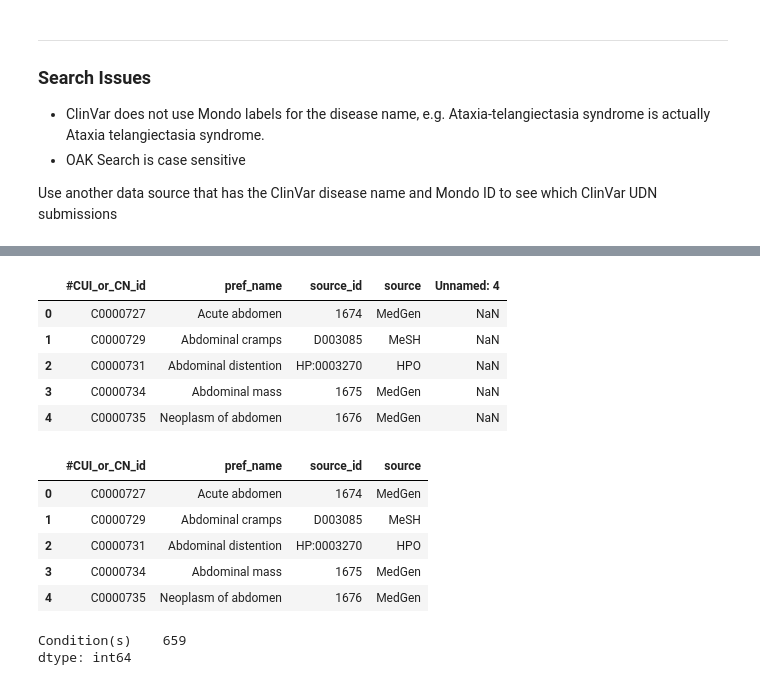
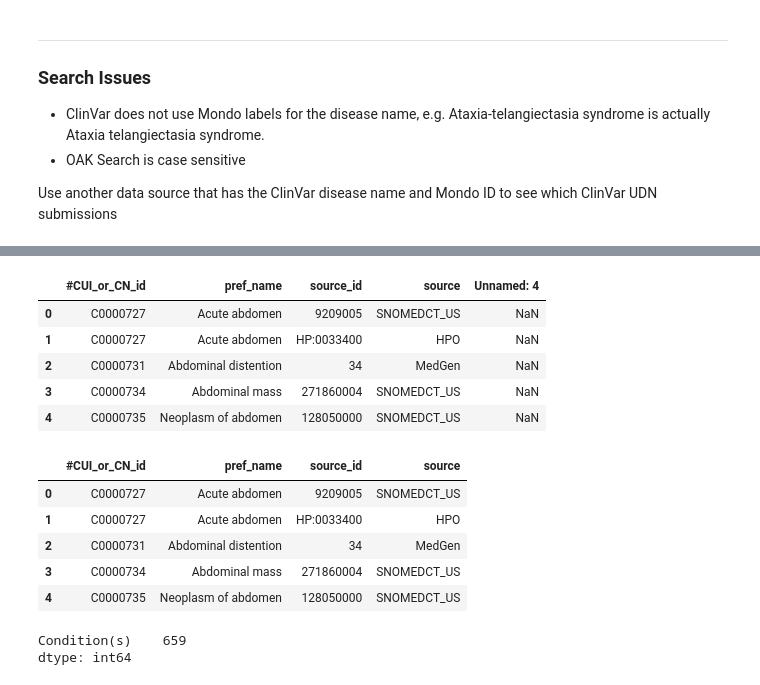
Before and after one commit to monarch-initiative/mondo, a Jupyter notebook: src/scripts/notebooks/clinvar-udn-submission-analysis/Analyze-ClinVar-UDN-Submissions.ipynb, the cells around one changed output, grey strips where cells are left out. Saved outputs shown, nothing was run; the diff lists cells and outputs as text; code cells hidden in the pictures.

Commit message:
remove MedGenIDMappings.txt and fetch in noteboook to gitignored tmp dir

```diff
--- a/src/scripts/notebooks/clinvar-udn-submission-analysis/Analyze-ClinVar-UDN-Submissions.ipynb
+++ b/src/scripts/notebooks/clinvar-udn-submission-analysis/Analyze-ClinVar-UDN-Submissions.ipynb
@@ -193,25 +209,25 @@ Use another data source that has the ClinVar disease name and Mondo ID to see wh
 # %%
-# Try to use MedGenIDMappings.txt from https://ftp.ncbi.nlm.nih.gov/pub/medgen/
-medgen_df = pd.read_csv('./data/input/MedGenIDMappings.txt', delimiter='|')
+# Read in MedGenIDMappings file
+medgen_df = pd.read_csv('./data/tmp/MedGenIDMappings.txt', delimiter='|')
 medgen_df.head()
 # %% [output]
 |  | #CUI_or_CN_id | pref_name | source_id | source | Unnamed: 4 |
-| 0 | C0000727 | Acute abdomen | 1674 | MedGen | NaN |
-| 1 | C0000729 | Abdominal cramps | D003085 | MeSH | NaN |
-| 2 | C0000731 | Abdominal distention | HP:0003270 | HPO | NaN |
-| 3 | C0000734 | Abdominal mass | 1675 | MedGen | NaN |
-| 4 | C0000735 | Neoplasm of abdomen | 1676 | MedGen | NaN |
+| 0 | C0000727 | Acute abdomen | 9209005 | SNOMEDCT_US | NaN |
+| 1 | C0000727 | Acute abdomen | HP:0033400 | HPO | NaN |
+| 2 | C0000731 | Abdominal distention | 34 | MedGen | NaN |
+| 3 | C0000734 | Abdominal mass | 271860004 | SNOMEDCT_US | NaN |
+| 4 | C0000735 | Neoplasm of abdomen | 128050000 | SNOMEDCT_US | NaN |
 # %%
 # Drop empty last column
 medgen_df = medgen_df.drop(columns=['Unnamed: 4'])
 medgen_df.head()
 # %% [output]
 |  | #CUI_or_CN_id | pref_name | source_id | source |
-| 0 | C0000727 | Acute abdomen | 1674 | MedGen |
-| 1 | C0000729 | Abdominal cramps | D003085 | MeSH |
-| 2 | C0000731 | Abdominal distention | HP:0003270 | HPO |
-| 3 | C0000734 | Abdominal mass | 1675 | MedGen |
-| 4 | C0000735 | Neoplasm of abdomen | 1676 | MedGen |
+| 0 | C0000727 | Acute abdomen | 9209005 | SNOMEDCT_US |
+| 1 | C0000727 | Acute abdomen | HP:0033400 | HPO |
+| 2 | C0000731 | Abdominal distention | 34 | MedGen |
+| 3 | C0000734 | Abdominal mass | 271860004 | SNOMEDCT_US |
+| 4 | C0000735 | Neoplasm of abdomen | 128050000 | SNOMEDCT_US |
 # %%
 unique_conditions_df.nunique()
 # %% [output]
```
Also changed, not shown: parts of 7 cells of this notebook, 1 other file.
